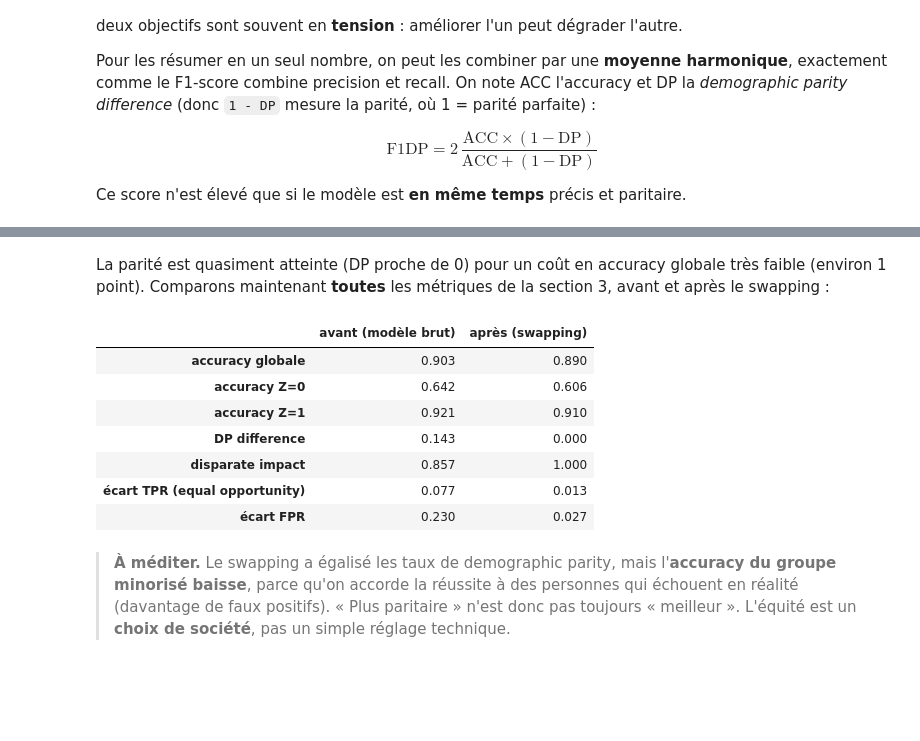
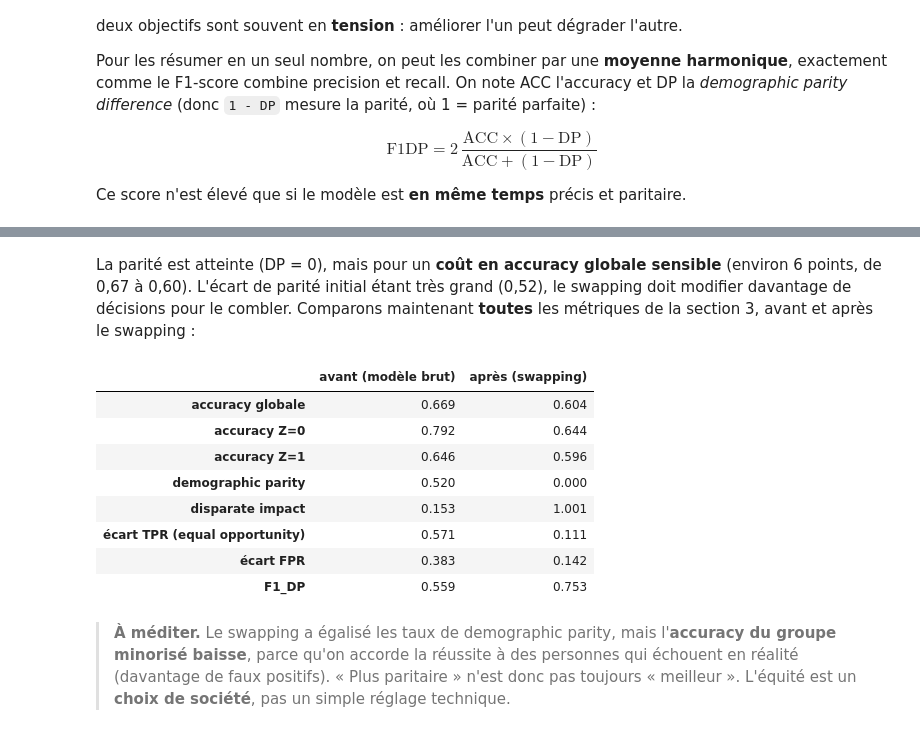
Before and after one commit to mickaeltemporao/lillelms, a Jupyter notebook: resources/j4/2_aprem/01-fairness.ipynb, the cells around one changed output, grey strips where cells are left out. Saved outputs shown, nothing was run; the diff lists cells and outputs as text; code cells hidden in the pictures; blank space fills up the shorter version.

```diff
--- a/resources/j4/2_aprem/01-fairness.ipynb
+++ b/resources/j4/2_aprem/01-fairness.ipynb
@@ -399,35 +445,40 @@ print(f"Accuracy globale   : {acc_globale:.3f} -> {accuracy_score(df['y_pass_bar
 # %% [markdown]
-La parité est quasiment atteinte (DP proche de 0) pour un coût en accuracy globale très faible (environ 1 point). Comparons maintenant **toutes** les métriques de la section 3, avant et après le swapping :
+La parité est atteinte (DP = 0), mais pour un **coût en accuracy globale sensible** (environ 6 points, de 0,67 à 0,60). L'écart de parité initial étant très grand (0,52), le swapping doit modifier davantage de décisions pour le combler. Comparons maintenant **toutes** les métriques de la section 3, avant et après le swapping :
 # %%
 def resume(y_pred):
     y_pred = np.asarray(y_pred)
     z = df["z_white"].values
     t = pd.Series(y_pred).groupby(z).mean()
     tpr0, fpr0 = tpr_fpr(df["y_pass_bar"][z == 0], y_pred[z == 0])
     tpr1, fpr1 = tpr_fpr(df["y_pass_bar"][z == 1], y_pred[z == 1])
+    acc = accuracy_score(df["y_pass_bar"], y_pred)
+    dp = abs(t.loc[1] - t.loc[0])
+    par = 1 - dp
     return {
-        "accuracy globale": accuracy_score(df["y_pass_bar"], y_pred),
+        "accuracy globale": acc,
         "accuracy Z=0": accuracy_score(df["y_pass_bar"][z == 0], y_pred[z == 0]),
         "accuracy Z=1": accuracy_score(df["y_pass_bar"][z == 1], y_pred[z == 1]),
-        "demographic parity": abs(t.loc[1] - t.loc[0]),
+        "demographic parity": dp,
         "disparate impact": t.loc[0] / t.loc[1],
         "écart TPR (equal opportunity)": abs(tpr0 - tpr1),
         "écart FPR": abs(fpr0 - fpr1),
+        "F1_DP": 2 * acc * par / (acc + par),
     }
 
 pd.DataFrame({
     "avant (modèle brut)": resume(df["y_pred"]),
     "après (swapping)": resume(y_pred_fair),
 }).round(3)
 # %% [output]
 |  | avant (modèle brut) | après (swapping) |
-| accuracy globale | 0.903 | 0.890 |
-| accuracy Z=0 | 0.642 | 0.606 |
-| accuracy Z=1 | 0.921 | 0.910 |
-| DP difference | 0.143 | 0.000 |
-| disparate impact | 0.857 | 1.000 |
-| écart TPR (equal opportunity) | 0.077 | 0.013 |
-| écart FPR | 0.230 | 0.027 |
+| accuracy globale | 0.669 | 0.604 |
+| accuracy Z=0 | 0.792 | 0.644 |
+| accuracy Z=1 | 0.646 | 0.596 |
+| demographic parity | 0.520 | 0.000 |
+| disparate impact | 0.153 | 1.001 |
+| écart TPR (equal opportunity) | 0.571 | 0.111 |
+| écart FPR | 0.383 | 0.142 |
+| F1_DP | 0.559 | 0.753 |
 # %% [markdown]
 > **À méditer.** Le swapping a égalisé les taux de demographic parity, mais l'**accuracy du groupe minorisé baisse**, parce qu'on accorde la réussite à des personnes qui échouent en réalité (davantage de faux positifs). « Plus paritaire » n'est donc pas toujours « meilleur ». L'équité est un **choix de société**, pas un simple réglage technique.
 # %% [markdown]
```
Also changed, not shown: parts of 18 cells of this notebook.
